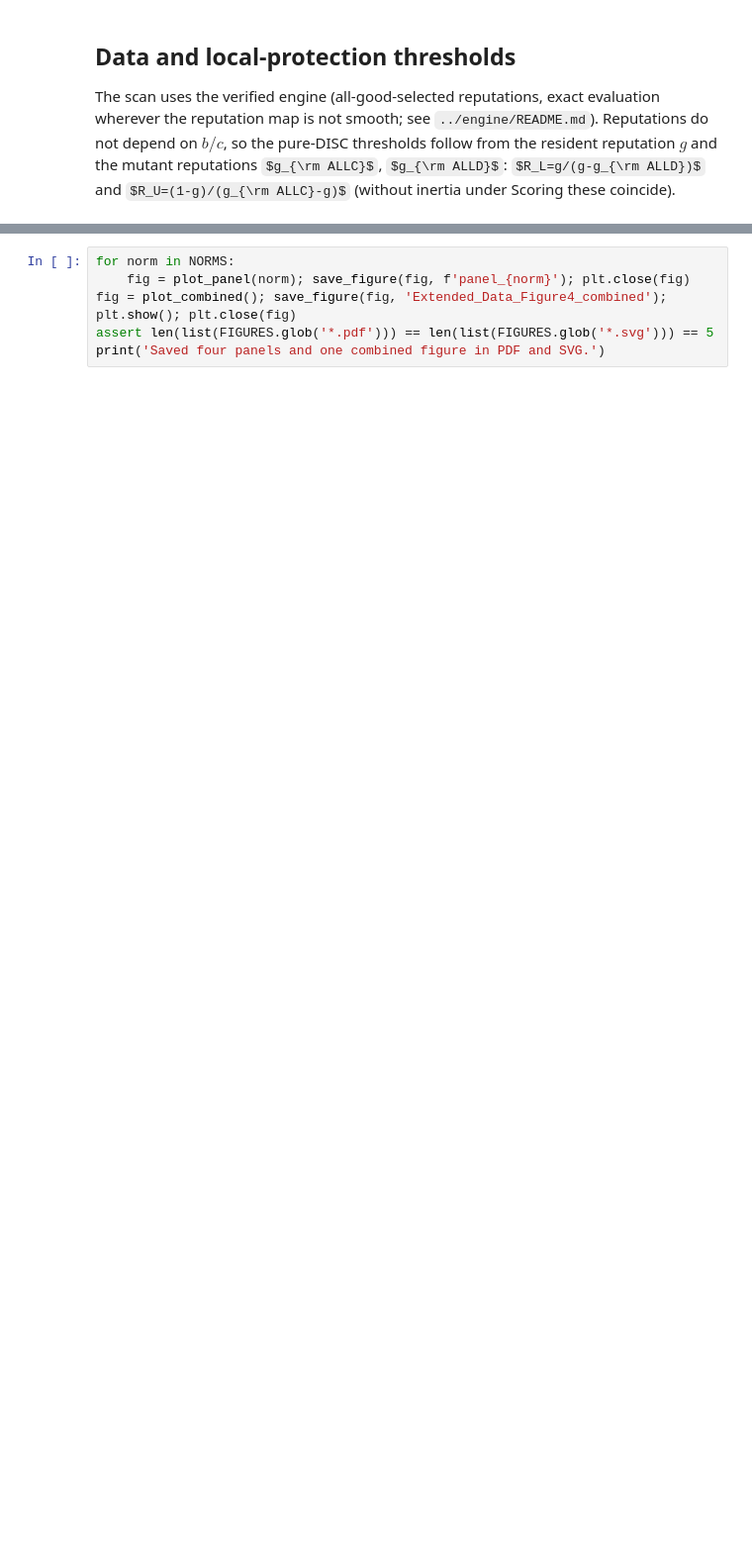
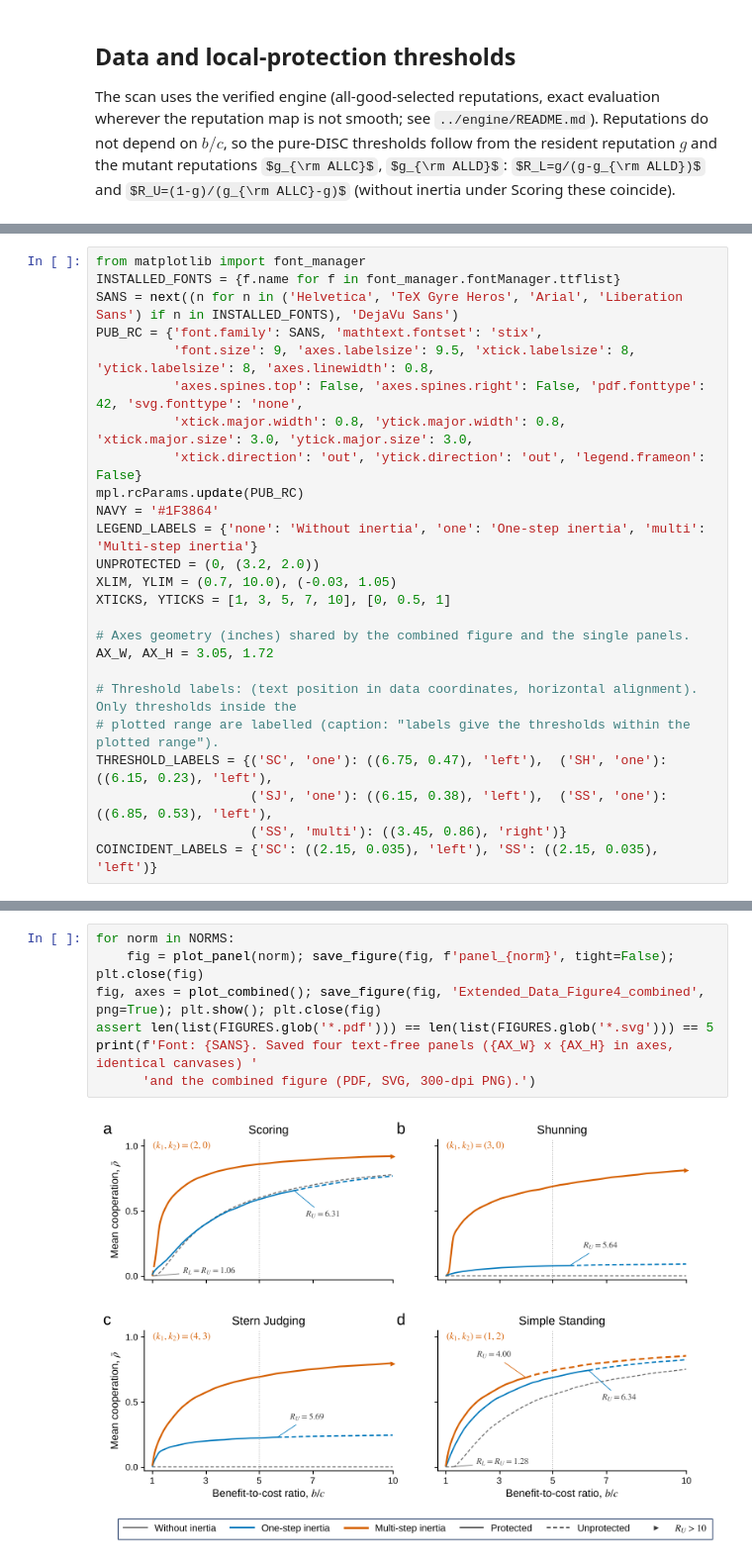
Before and after one commit to JoeWynn7/IR_paper, a Jupyter notebook: verified/figure3_ed2-ed5_ed9/Extended_Data_Figure4.ipynb, the cells around one changed output, grey strips where cells are left out. Shown at 99% size. Saved outputs shown, nothing was run; the diff lists cells and outputs as text; some formulas as TeX source; blank space fills up the shorter version.

```diff
--- a/verified/figure3_ed2-ed5_ed9/Extended_Data_Figure4.ipynb
+++ b/verified/figure3_ed2-ed5_ed9/Extended_Data_Figure4.ipynb
@@ -94,0 +107,25 @@ Step-cap hits: {('SC', 'none'): 9271, ('SC', 'one'): 40, ('SH', 'one'): 5, ('SJ'
+# %%
+from matplotlib import font_manager
+INSTALLED_FONTS = {f.name for f in font_manager.fontManager.ttflist}
+SANS = next((n for n in ('Helvetica', 'TeX Gyre Heros', 'Arial', 'Liberation Sans') if n in INSTALLED_FONTS), 'DejaVu Sans')
+PUB_RC = {'font.family': SANS, 'mathtext.fontset': 'stix',
+          'font.size': 9, 'axes.labelsize': 9.5, 'xtick.labelsize': 8, 'ytick.labelsize': 8, 'axes.linewidth': 0.8,
+          'axes.spines.top': False, 'axes.spines.right': False, 'pdf.fonttype': 42, 'svg.fonttype': 'none',
+          'xtick.major.width': 0.8, 'ytick.major.width': 0.8, 'xtick.major.size': 3.0, 'ytick.major.size': 3.0,
+          'xtick.direction': 'out', 'ytick.direction': 'out', 'legend.frameon': False}
+mpl.rcParams.update(PUB_RC)
+NAVY = '#1F3864'
+LEGEND_LABELS = {'none': 'Without inertia', 'one': 'One-step inertia', 'multi': 'Multi-step inertia'}
+UNPROTECTED = (0, (3.2, 2.0))
+XLIM, YLIM = (0.7, 10.0), (-0.03, 1.05)
+XTICKS, YTICKS = [1, 3, 5, 7, 10], [0, 0.5, 1]
+
+# Axes geometry (inches) shared by the combined figure and the single panels.
+AX_W, AX_H = 3.05, 1.72
+
+# Threshold labels: (text position in data coordinates, horizontal alignment). Only thresholds inside the
+# plotted range are labelled (caption: "labels give the thresholds within the plotted range").
+THRESHOLD_LABELS = {('SC', 'one'): ((6.75, 0.47), 'left'),  ('SH', 'one'): ((6.15, 0.23), 'left'),
+                    ('SJ', 'one'): ((6.15, 0.38), 'left'),  ('SS', 'one'): ((6.85, 0.53), 'left'),
+                    ('SS', 'multi'): ((3.45, 0.86), 'right')}
+COINCIDENT_LABELS = {'SC': ((2.15, 0.035), 'left'), 'SS': ((2.15, 0.035), 'left')}
@@ -164,7 +242,9 @@ def plot_combined():
 # %%
 for norm in NORMS:
-    fig = plot_panel(norm); save_figure(fig, f'panel_{norm}'); plt.close(fig)
-fig = plot_combined(); save_figure(fig, 'Extended_Data_Figure4_combined'); plt.show(); plt.close(fig)
+    fig = plot_panel(norm); save_figure(fig, f'panel_{norm}', tight=False); plt.close(fig)
+fig, axes = plot_combined(); save_figure(fig, 'Extended_Data_Figure4_combined', png=True); plt.show(); plt.close(fig)
 assert len(list(FIGURES.glob('*.pdf'))) == len(list(FIGURES.glob('*.svg'))) == 5
-print('Saved four panels and one combined figure in PDF and SVG.')
+print(f'Font: {SANS}. Saved four text-free panels ({AX_W} x {AX_H} in axes, identical canvases) '
+      'and the combined figure (PDF, SVG, 300-dpi PNG).')
 # %% [output]
+[figure, added]
```
Also changed, not shown: parts of 8 cells of this notebook, 13 other files.
